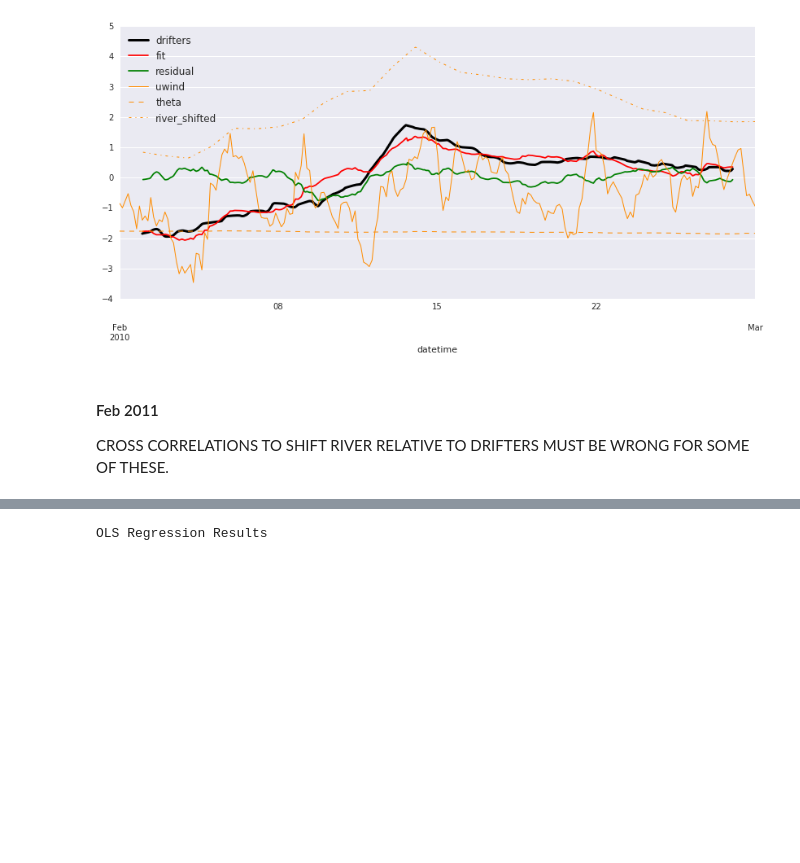
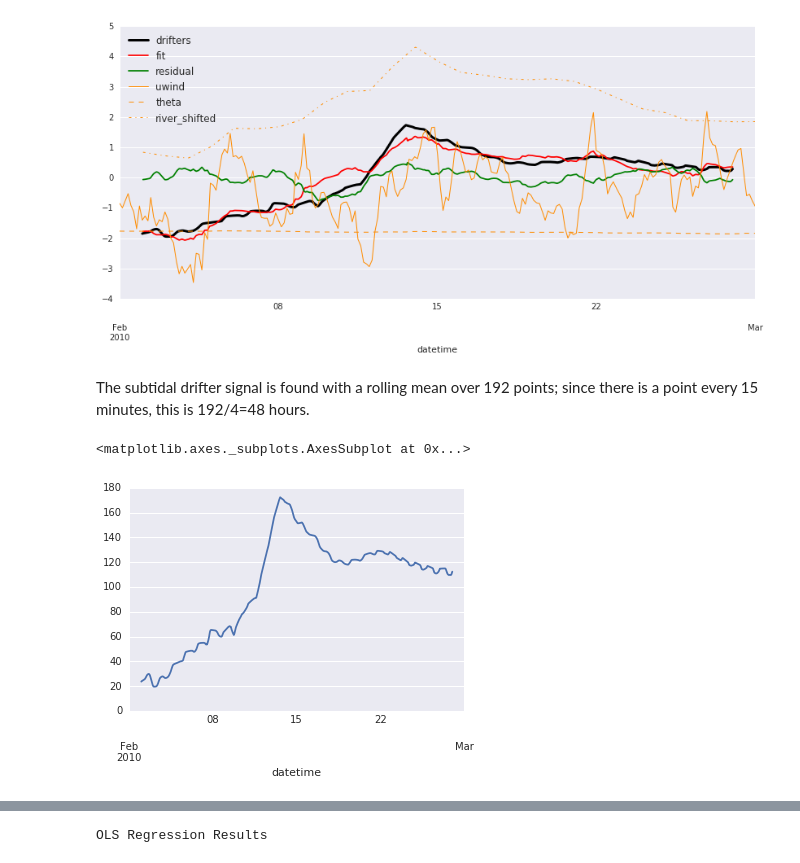
Before and after one commit to kthyng/bay, a Jupyter notebook: summary.ipynb, the cells around one changed output, grey strips where cells are left out. Saved outputs shown, nothing was run; the diff lists cells and outputs as text; code cells hidden in the pictures; blank space fills up the shorter version.

```diff
--- a/summary.ipynb
+++ b/summary.ipynb
@@ -149,7 +171,10 @@ OLS Regression Results
 | Skew: | -0.907 | Prob(JB): | 8.38e-81 |
 | Kurtosis: | 3.504 | Cond. No. | 281. |
 [figure]
-# %% [markdown]
-#### Feb 2011
-
-CROSS CORRELATIONS TO SHIFT RIVER RELATIVE TO DRIFTERS MUST BE WRONG FOR SOME OF THESE.
+# %% [markdown]
+The subtidal drifter signal is found with a rolling mean over 192 points; since there is a point every 15 minutes, this is 192/4=48 hours.
+# %%
+(df['drifters'].rolling(192, center=True).mean()).plot()
+# %% [output]
+<matplotlib.axes._subplots.AxesSubplot at 0x...>
+[figure, added]
```
Also changed, not shown: parts of 18 cells of this notebook, 3 other files.
